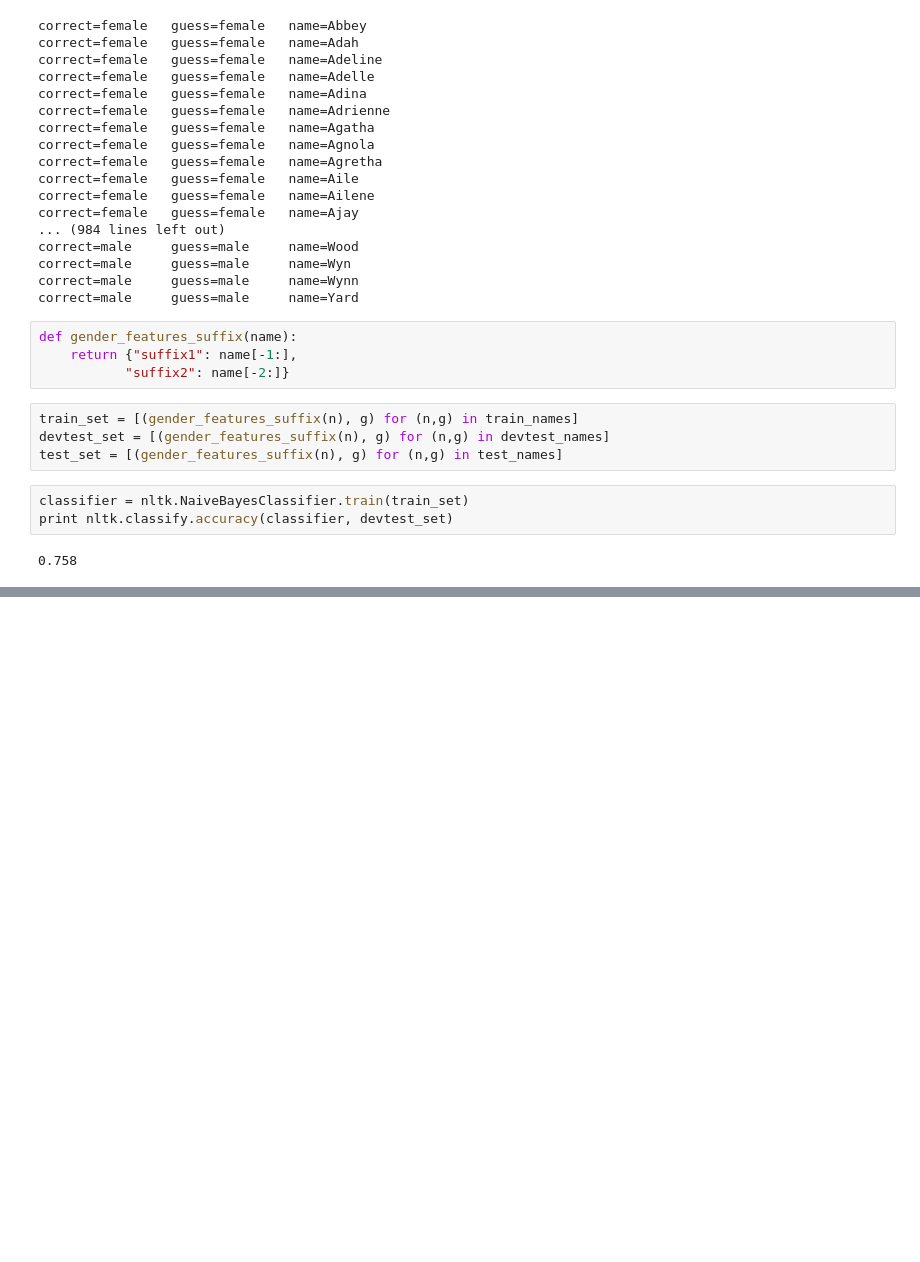
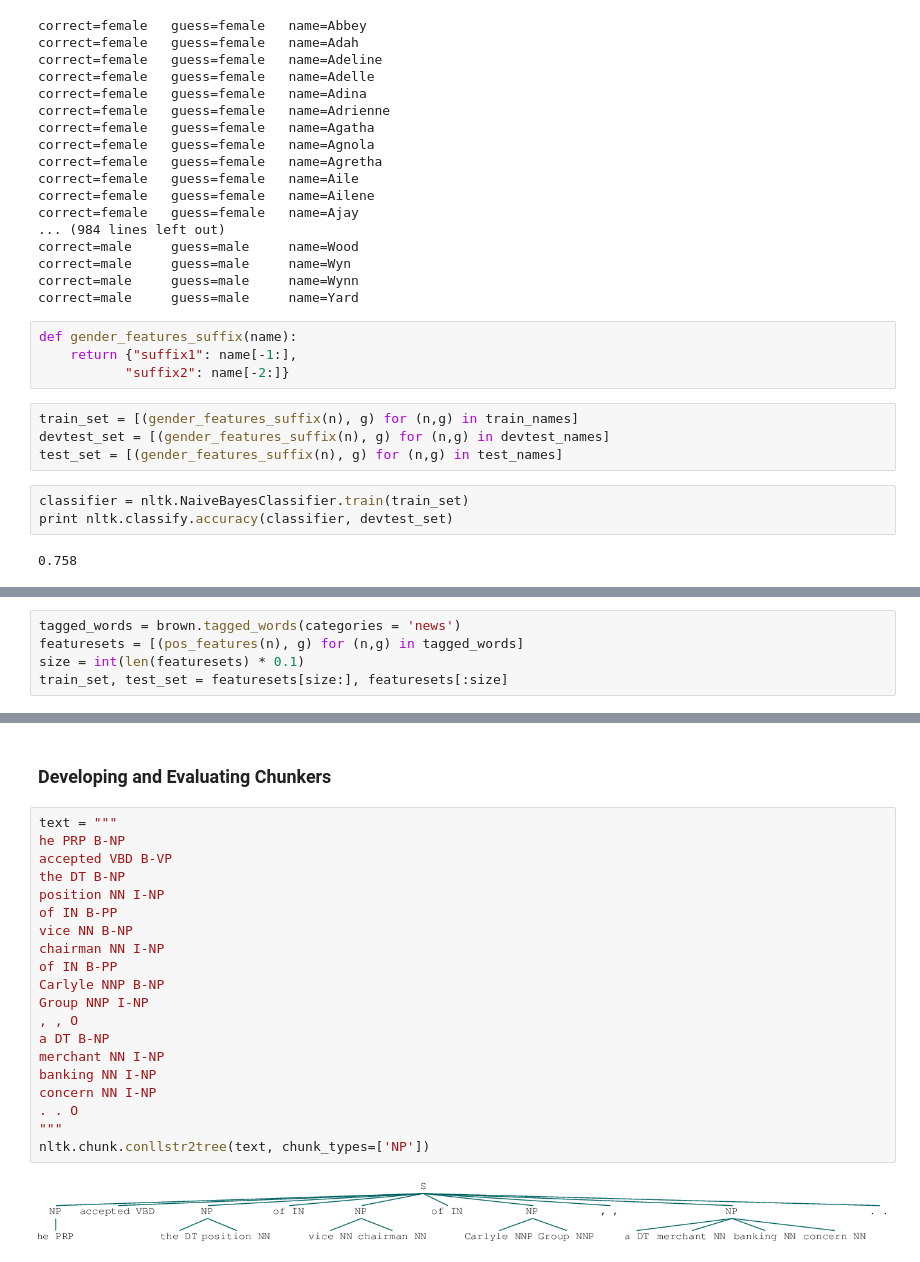
Before and after one commit to borjaeg/nlp_tests, a Jupyter notebook: NLP tutorial.ipynb, the cells around one changed output, grey strips where cells are left out. Saved outputs shown, nothing was run; the diff lists cells and outputs as text; blank space fills up the shorter version.

```diff
--- a/NLP tutorial.ipynb
+++ b/NLP tutorial.ipynb
@@ -940,0 +1010,5 @@ print nltk.classify.accuracy(classifier, devtest_set)
+# %%
+tagged_words = brown.tagged_words(categories = 'news')
+featuresets = [(pos_features(n), g) for (n,g) in tagged_words]
+size = int(len(featuresets) * 0.1)
+train_set, test_set = featuresets[size:], featuresets[:size]
@@ -940,0 +1345,24 @@ print nltk.classify.accuracy(classifier, devtest_set)
+# %% [markdown]
+### Developing and Evaluating Chunkers
+# %%
+text = """
+he PRP B-NP
+accepted VBD B-VP
+the DT B-NP
+position NN I-NP
+of IN B-PP
+vice NN B-NP
+chairman NN I-NP
+of IN B-PP
+Carlyle NNP B-NP
+Group NNP I-NP
+, , O
+a DT B-NP
+merchant NN I-NP
+banking NN I-NP
+concern NN I-NP
+. . O
+"""
+nltk.chunk.conllstr2tree(text, chunk_types=['NP'])
+# %% [output]
+[figure, added]
```
Also changed, not shown: parts of 75 cells of this notebook.
